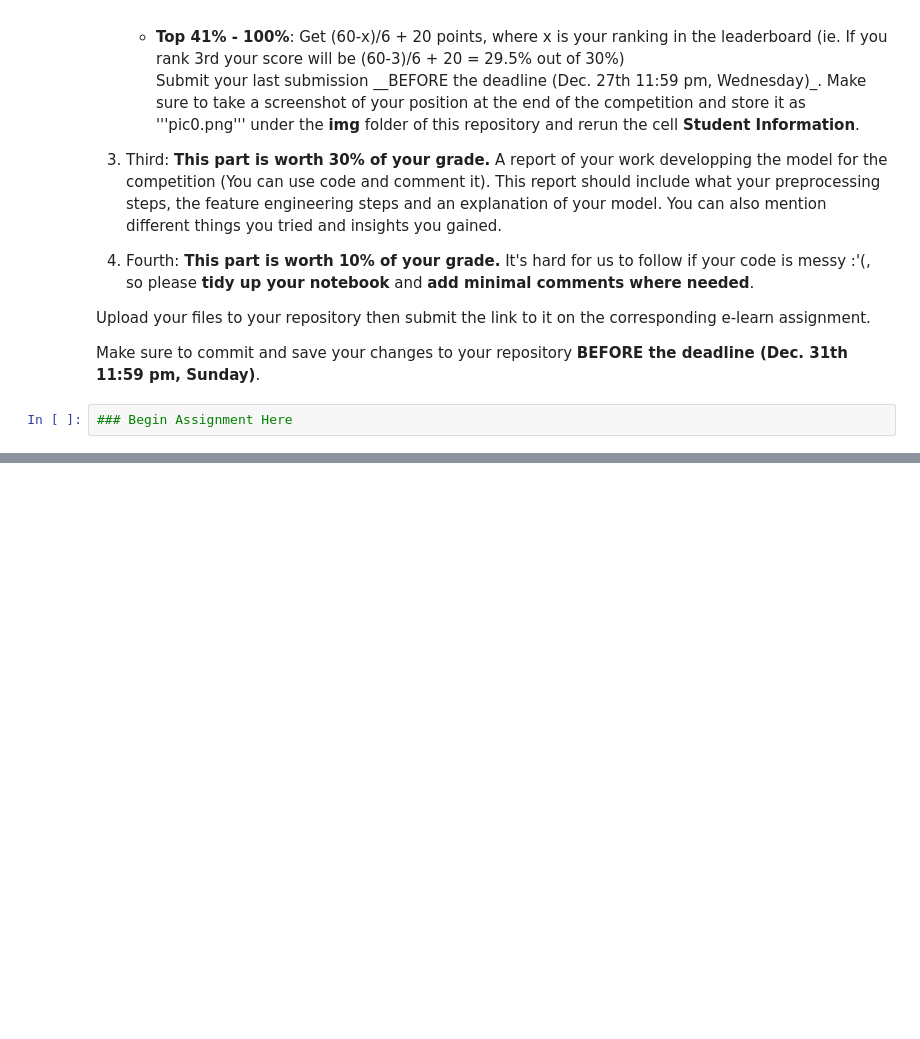
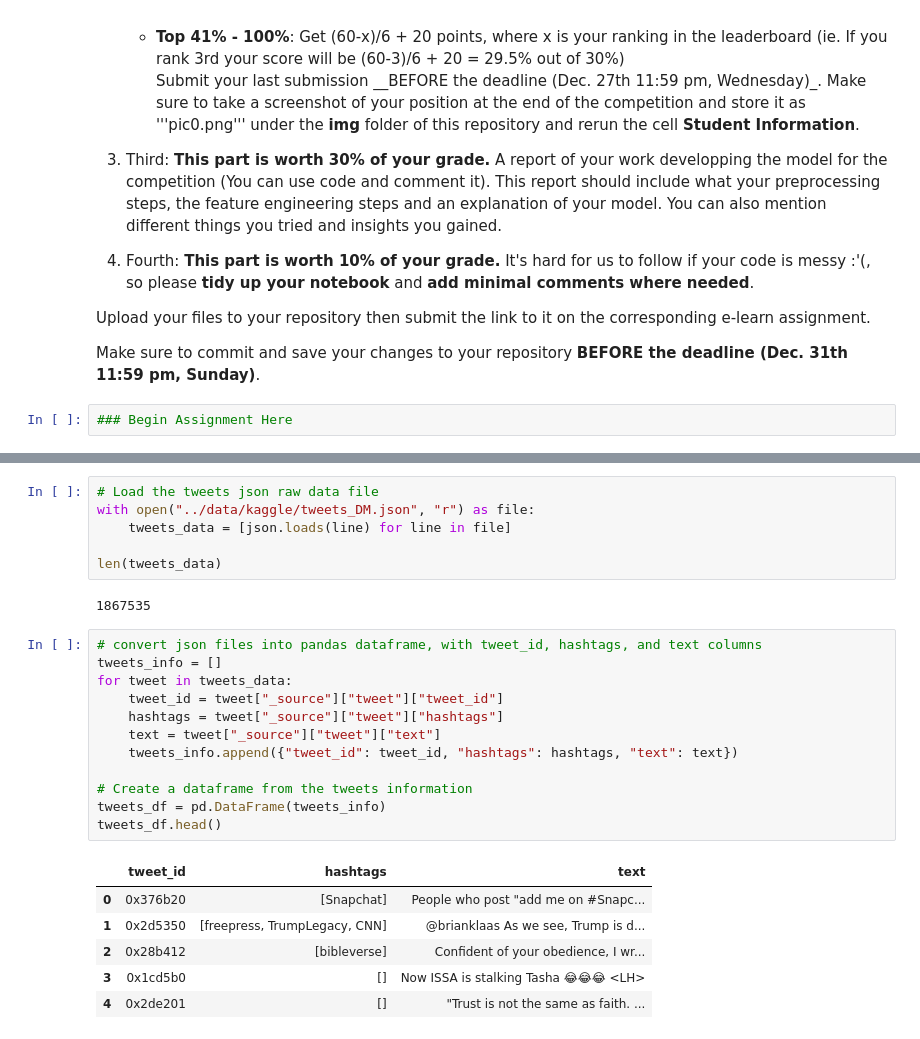
Before and after one commit to chihuahualee828/DM2023-Lab2-Master, a Jupyter notebook: Homework/DM2023-Lab2-Homework.ipynb, the cells around one changed output, grey strips where cells are left out. Drawn from its saved outputs; the diff is of its cells as text; blank space fills up the shorter version.

Commit message:
add Kaggle report

```diff
--- a/Homework/DM2023-Lab2-Homework.ipynb
+++ b/Homework/DM2023-Lab2-Homework.ipynb
@@ -39,0 +60,27 @@ Make sure to commit and save your changes to your repository __BEFORE the deadli
+# %%
+# Load the tweets json raw data file
+with open("../data/kaggle/tweets_DM.json", "r") as file:
+    tweets_data = [json.loads(line) for line in file]
+
+len(tweets_data)
+# %% [output]
+1867535
+# %%
+# convert json files into pandas dataframe, with tweet_id, hashtags, and text columns
+tweets_info = []
+for tweet in tweets_data:
+    tweet_id = tweet["_source"]["tweet"]["tweet_id"]
+    hashtags = tweet["_source"]["tweet"]["hashtags"]
+    text = tweet["_source"]["tweet"]["text"]
+    tweets_info.append({"tweet_id": tweet_id, "hashtags": hashtags, "text": text})
+
+# Create a dataframe from the tweets information
+tweets_df = pd.DataFrame(tweets_info)
+tweets_df.head()
+# %% [output]
+|  | tweet_id | hashtags | text |
+| 0 | 0x376b20 | [Snapchat] | People who post "add me on #Snapc... |
+| 1 | 0x2d5350 | [freepress, TrumpLegacy, CNN] | @brianklaas As we see, Trump is d... |
+| 2 | 0x28b412 | [bibleverse] | Confident of your obedience, I wr... |
+| 3 | 0x1cd5b0 | [] | Now ISSA is stalking Tasha 😂😂😂 <LH> |
+| 4 | 0x2de201 | [] | "Trust is not the same as faith. ... |
```
Also changed, not shown: parts of 46 cells of this notebook, 4 other files.
